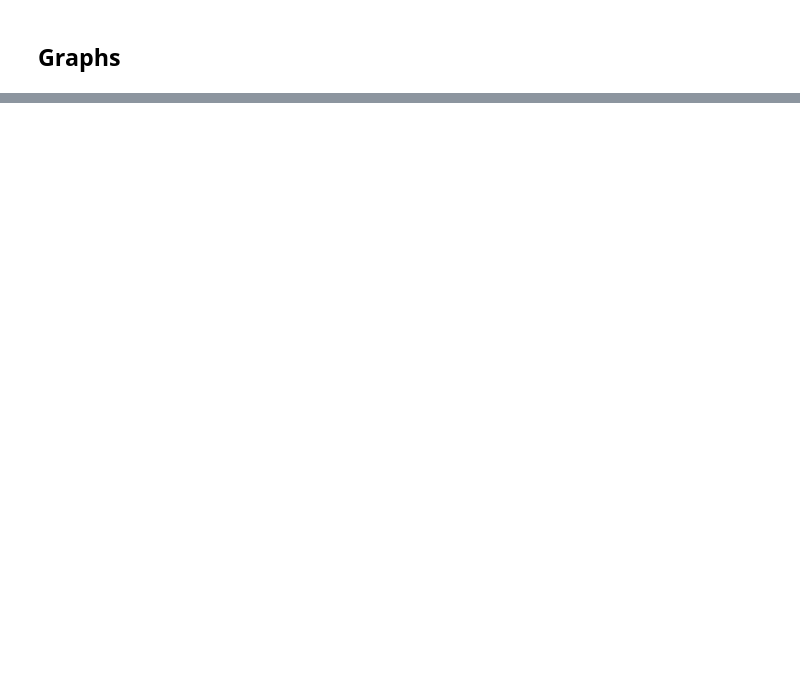
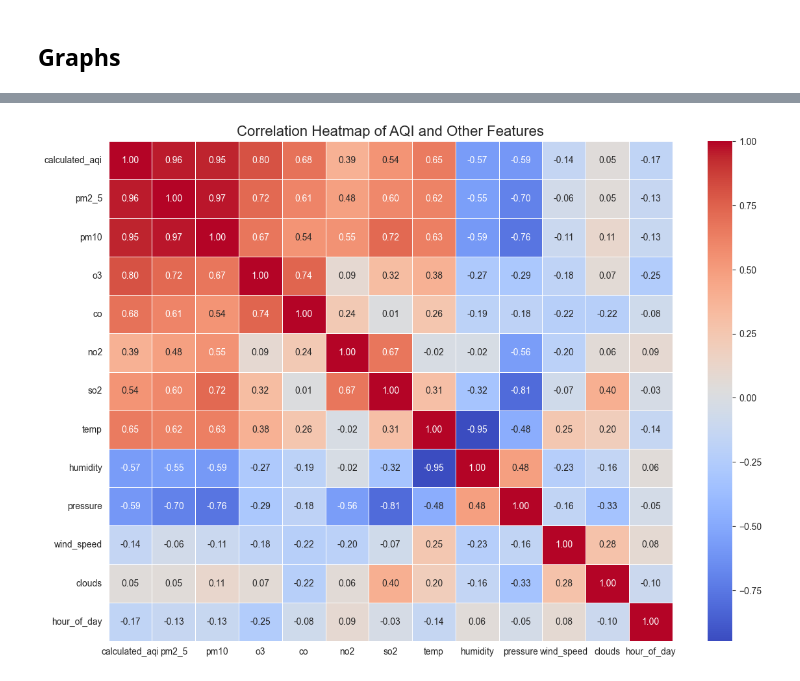
Before and after one commit to Uzair-A-Jokhio/AQI-Predictor, a Jupyter notebook: analysis/2_Analysis_pollutants.ipynb, the cells around one changed output, grey strips where cells are left out. Cells and saved outputs as stored; diff of their text form; code cells hidden in the pictures; blank space fills up the shorter version.

```diff
--- a/analysis/2_Analysis_pollutants.ipynb
+++ b/analysis/2_Analysis_pollutants.ipynb
@@ -201,0 +265,17 @@ plt.show()
+# %%
+# Select only the numerical features for the correlation matrix
+numerical_features = [
+    'calculated_aqi', 'pm2_5', 'pm10', 'o3', 'co', 'no2', 'so2',
+    'temp', 'humidity', 'pressure', 'wind_speed', 'clouds', 'hour_of_day'
+]
+
+# Calculate the correlation matrix
+corr_matrix = df[numerical_features].corr()
+
+# Plot the heatmap
+plt.figure(figsize=(14, 10))
+sns.heatmap(corr_matrix, annot=True, fmt=".2f", cmap="coolwarm", linewidths=0.5)
+plt.title('Correlation Heatmap of AQI and Other Features', fontsize=16)
+plt.show()
+# %% [output]
+[figure, added]
```
Also changed, not shown: parts of 29 cells of this notebook, 2 other files.
